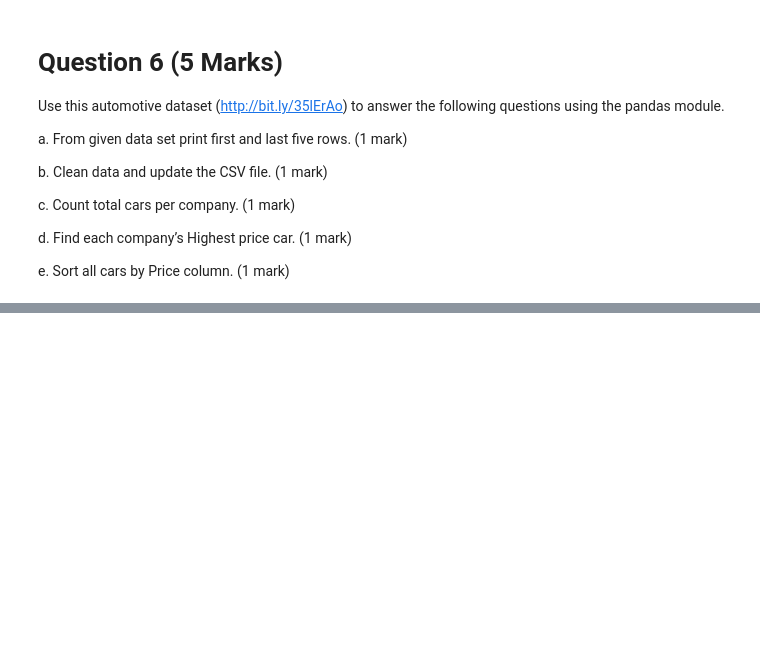
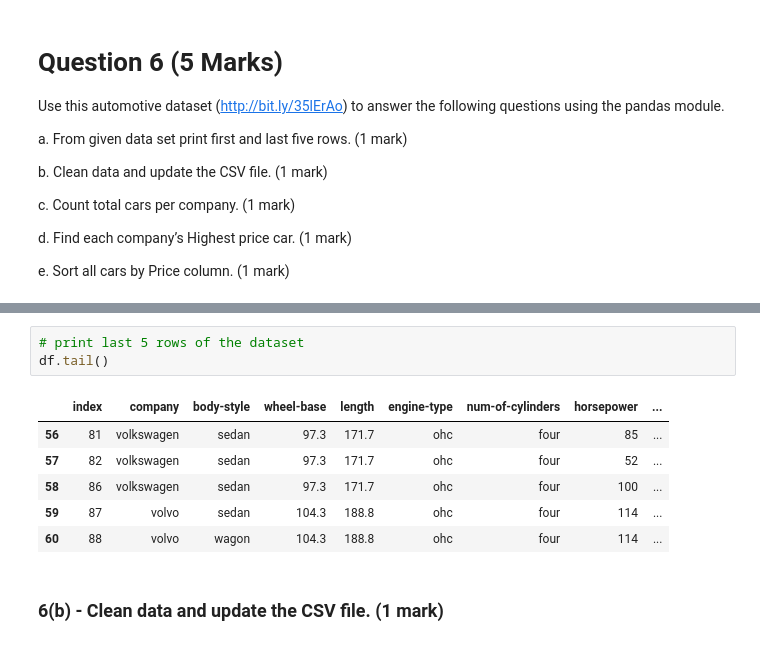
Before and after one commit to koayst/rp_python, a Jupyter notebook: TIPPAAI_P4DS_Koay_Seng_Tian.ipynb, the cells around one changed output, grey strips where cells are left out. Drawn from its saved outputs; the diff is of its cells as text; blank space fills up the shorter version.

```diff
--- a/TIPPAAI_P4DS_Koay_Seng_Tian.ipynb
+++ b/TIPPAAI_P4DS_Koay_Seng_Tian.ipynb
@@ -443,0 +499,12 @@ e. Sort all cars by Price column. (1 mark)
+# %%
+# print last 5 rows of the dataset
+df.tail()
+# %% [output]
+|  | index | company | body-style | wheel-base | length | engine-type | num-of-cylinders | horsepower | ... |
+| 56 | 81 | volkswagen | sedan | 97.3 | 171.7 | ohc | four | 85 | ... |
+| 57 | 82 | volkswagen | sedan | 97.3 | 171.7 | ohc | four | 52 | ... |
+| 58 | 86 | volkswagen | sedan | 97.3 | 171.7 | ohc | four | 100 | ... |
+| 59 | 87 | volvo | sedan | 104.3 | 188.8 | ohc | four | 114 | ... |
+| 60 | 88 | volvo | wagon | 104.3 | 188.8 | ohc | four | 114 | ... |
+# %% [markdown]
+### 6(b) - Clean data and update the CSV file. (1 mark)
```
Also changed, not shown: parts of 22 cells of this notebook.
